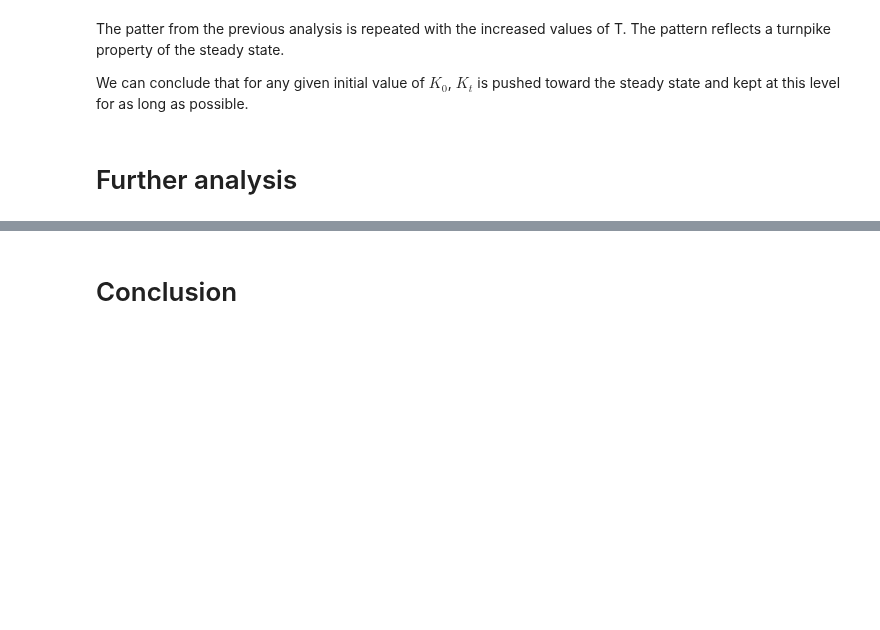
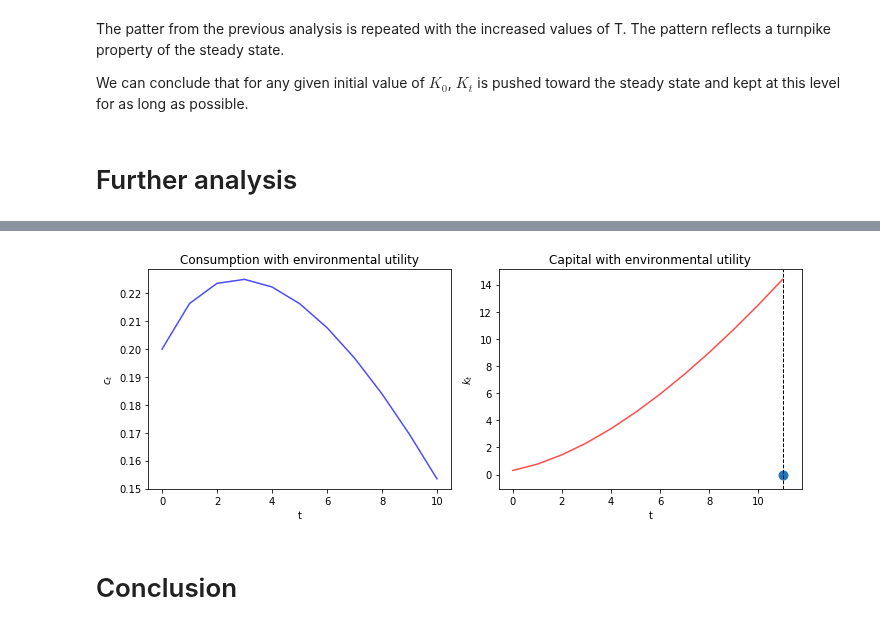
Before and after one commit to NumEconCopenhagen/projects-2020-group1, a Jupyter notebook: modelproject/modelproject.ipynb, the cells around one changed output, grey strips where cells are left out. Saved outputs shown, nothing was run; the diff lists cells and outputs as text; code cells hidden in the pictures; blank space fills up the shorter version.

Commit message:
Nu med further (environmental) analysis :)))))

```diff
--- a/modelproject/modelproject.ipynb
+++ b/modelproject/modelproject.ipynb
@@ -440,3 +438,93 @@ ADD FURTHER ANALYSIS, VISUALIZATIONS AND EXTENSIONS.
+# %%
+epsilon = sm.symbols('epsilon')
+theta = sm.symbols('theta')
+
+# Utility Function with The Environmental Kuznets Curve
+
+# epsilon is the reletive CO2 emmision done by non renuevable energi compared to renuevable energi
+# theta is the mean of the global awareness of climate change
+# my is the substitutability from non renewable energy to renewable energy
+
+#The derivative of environmental utility
+def u_prime(c, gamma, epsilon, theta, u):
+    if gamma == 1:
+        return 1/c
+    else:
+        return c**(-gamma)-epsilon*(theta)**u
+
+#Inverse environmental utility
+def u_prime_inverse(c, gamma, epsilon, theta, u):
+    if gamma == 1:
+        return c
+    else:
+        return c**(-1/gamma)-epsilon*(theta)**(1/u)
+
+
+#Production function
+def f(A, k, alpha):
+    return (A*k**alpha)
+
+#Derivative of production function
+def f_prime(A, k, alpha):
+    return alpha*A*k**(alpha-1)
+
+#Inverse production function
+def f_prime_inverse(A, k, alpha):
+    return (k/(A*alpha))**(1/(alpha-1))
+
+#parameters
+gamma=2
+delta=0.02
+beta=0.95
+alpha=0.33
+A=1
+epsilon=5
+theta=0.06
+u=0.5
+
+# Initial guesses
+T=10
+c=np.zeros(T+1) #T periods of consumption initialised to 0
+k=np.zeros(T+2) #T periods of capital initialised to 0(T+2 to include t+1 variable as well)
+k[0]=0.3 #Initial k
+c[0]=0.2 #Guess of c_0
+
+def algorithm(c, k, gamma, delta, beta, alpha, A):
+    T = len(c)-1
+    for t in range(T):
+        k[t+1]=f(A=A, k=k[t], alpha=alpha)+(1-delta)*k[t]-c[t] # Equation 1 with inequality
+        if k[t+1]<0: #Ensuring nonnegativity
+            k[t+1]=0
+    # Equation 2: We keep in the general form to who how we would solve if we did not want to do any simplification
+        if beta*(f_prime(A=A, k=k[t+1], alpha=alpha)+(1-delta))==np.inf:
+            #Only occurs if k[t+1] is 0, in which case we will not produce anything next period, so consumption will have to go to 0
+            c[t+1]=0
+        else: c[t+1]=u_prime_inverse(u_prime(c=c[t], gamma=gamma, epsilon=epsilon, theta=theta, u=u)/(beta*(f_prime(A=A, k=k[t+1], alpha=alpha)+(1-delta))), gamma=gamma, epsilon=epsilon, theta=theta, u=u)
+
+
+#Terminal condition calculation
+    k[T+1]=f(A=A, k=k[T], alpha=alpha)+(1-delta)*k[T]-c[T]
+
+    return c, k
+
+paths = algorithm(c, k, gamma, delta, beta, alpha, A)
+
+fig, axes = plt.subplots(1, 2, figsize=(10, 4))
+colors = ['blue', 'red']
+titles = ['Consumption with environmental utility', 'Capital with environmental utility']
+ylabels = ['$c_t$', '$k_t$']
+
+for path, color, title, y, ax in zip(paths, colors, titles, ylabels, axes):
+    ax.plot(path, c=color, alpha=0.7)
+    ax.set(title=title, ylabel=y, xlabel='t')
+
+ax.scatter(T+1, 0, s=80)
+ax.axvline(T+1, color='k', ls='--', lw=1)
+
+plt.tight_layout()
+plt.show()
+# %% [output]
+[figure, added]
 # %% [markdown]
 # Conclusion
 # %% [markdown]
```
Also changed, not shown: parts of 1 cell of this notebook.
